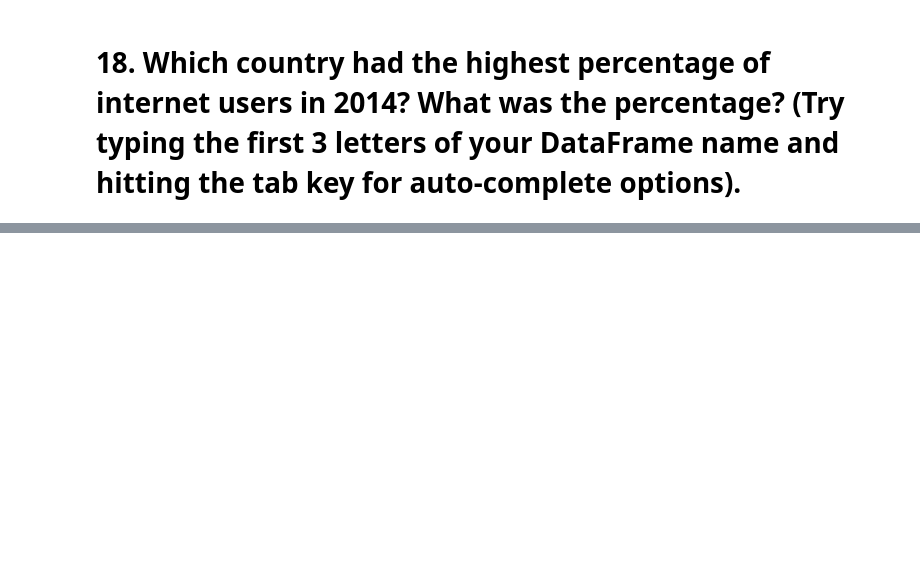
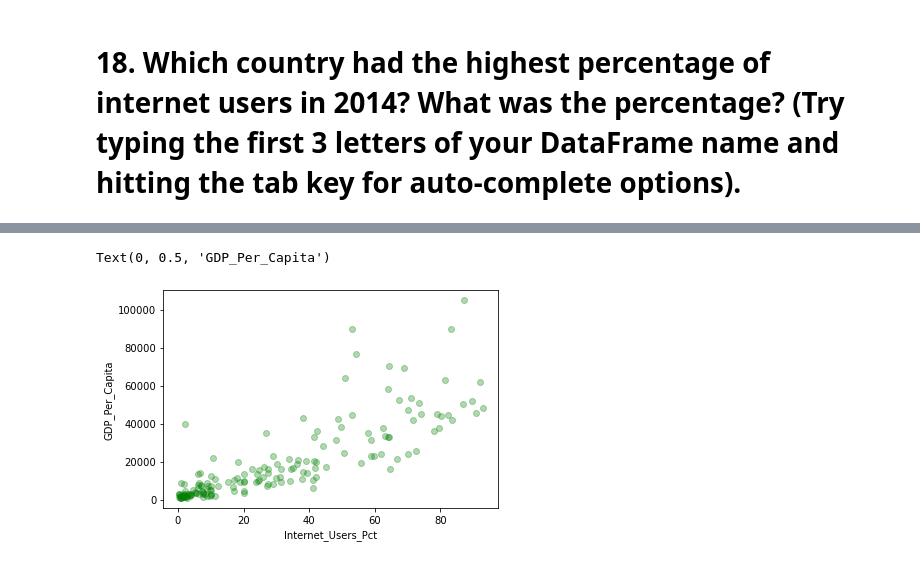
Before and after one commit to RyanButler47/gdp_-and_internet-RyanButler47, a Jupyter notebook: Notebooks/GDP_and_Internet_Exercises.ipynb, the cells around one changed output, grey strips where cells are left out. Drawn from its saved outputs; the diff is of its cells as text; code cells hidden in the pictures; blank space fills up the shorter version.

```diff
--- a/Notebooks/GDP_and_Internet_Exercises.ipynb
+++ b/Notebooks/GDP_and_Internet_Exercises.ipynb
@@ -156,0 +185,3 @@ gdp_and_internet_use.tail()
+# %%
+gdp_int_2009_df = select_years.loc[select_years['Year'] == 2009]
+gdp_int_2009_df.head()
@@ -158,0 +283,8 @@ gdp_and_internet_use.tail()
+# %%
+#b. 2009
+plt.scatter(gdp_int_2009_df.Internet_Users_Pct, gdp_int_2009_df.GDP_Per_Capita, alpha = 0.3, color = 'green')
+plt.xlabel('Internet_Users_Pct')
+plt.ylabel('GDP_Per_Capita')
+# %% [output]
+Text(0, 0.5, 'GDP_Per_Capita')
+[figure, added]
```
Also changed, not shown: parts of 39 cells of this notebook.
